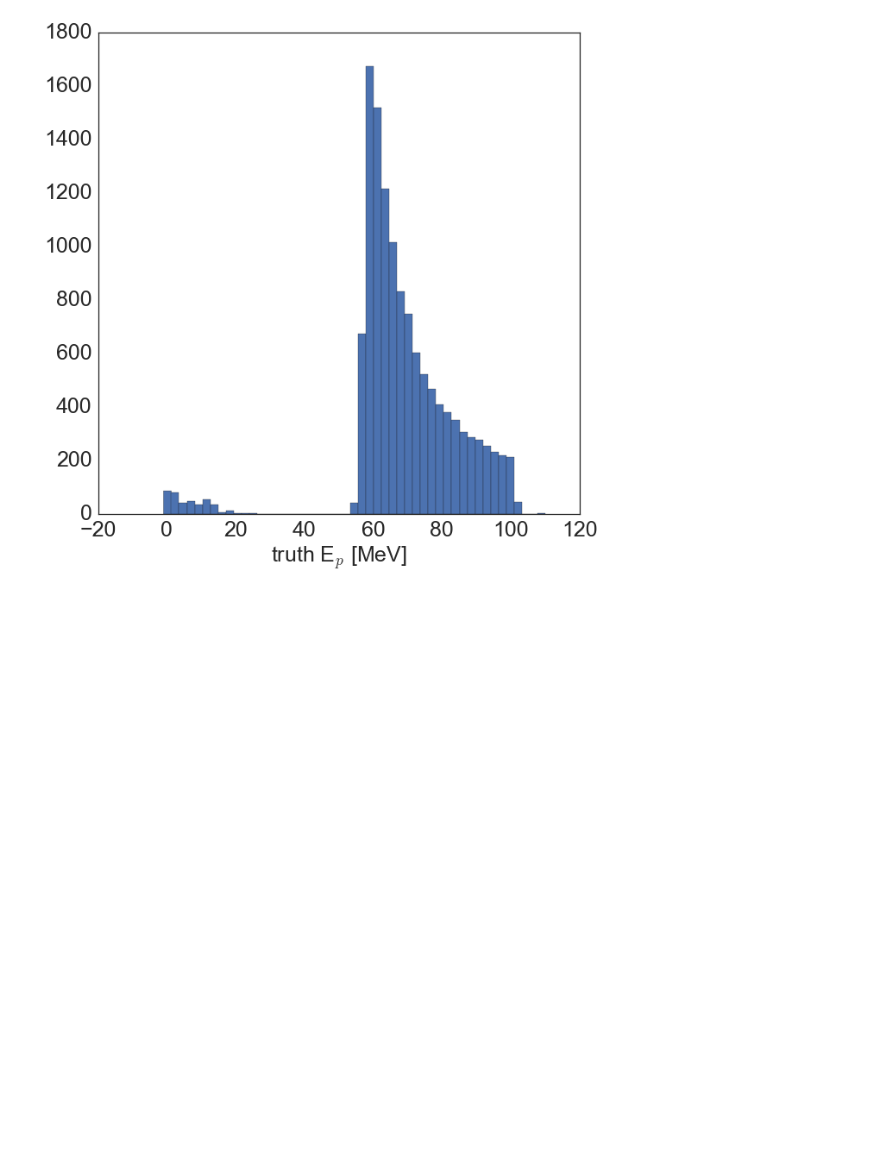
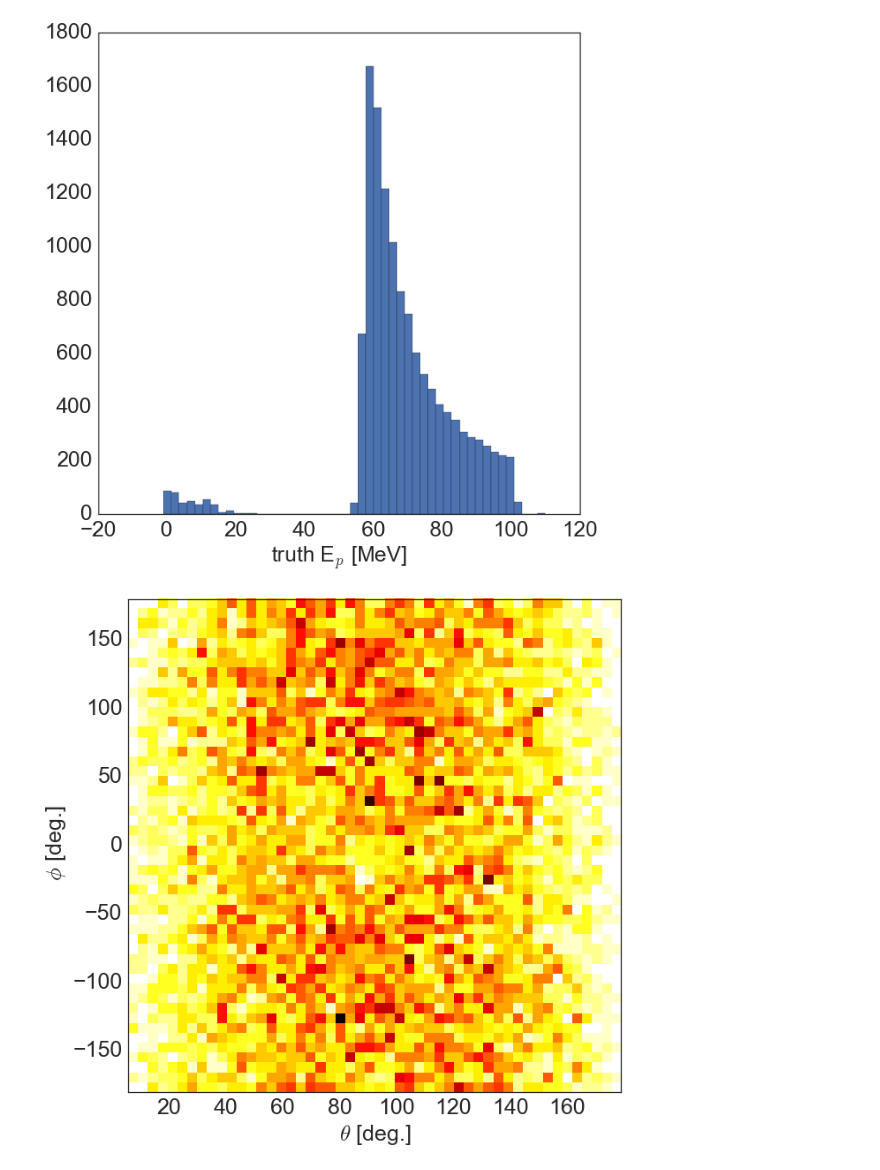
Before and after one commit to erezcoh4/AnalysisTreesInformation, a Jupyter notebook: AnaTreesPackage/notebooks/MC_SingleParticle_anatrees_plots.ipynb, the cells around one changed output. Saved outputs shown, nothing was run; the diff lists cells and outputs as text; code cells hidden in the pictures; blank space fills up the shorter version.

```diff
--- a/AnaTreesPackage/notebooks/MC_SingleParticle_anatrees_plots.ipynb
+++ b/AnaTreesPackage/notebooks/MC_SingleParticle_anatrees_plots.ipynb
@@ -15,3 +15,10 @@ pt.plot_1d_hist(180/3.1415*MC_protons.truth_theta,bins=50,histtype='bar',xlabel=
 pt.plot_1d_hist(180/3.1415*MC_protons.truth_Eng,bins=np.linspace(-1,110,50),histtype='bar',xlabel='truth E$_{p}$ [MeV]')
 # %% [output]
 [figure]
+# %%
+    pt.plot_2d_hist(180/3.1415*MC_protons.truth_theta[MC_protons.truth_theta>0.1],
+                    180/3.1415*MC_protons.truth_phi[MC_protons.truth_theta>0.1],
+                bins=(50,50),
+                xlabel='$\\theta$ [deg.]',ylabel=' $\\phi$ [deg.]')
+# %% [output]
+[figure, added]
```
Also changed, not shown: parts of 2 cells of this notebook, 7 other files.
